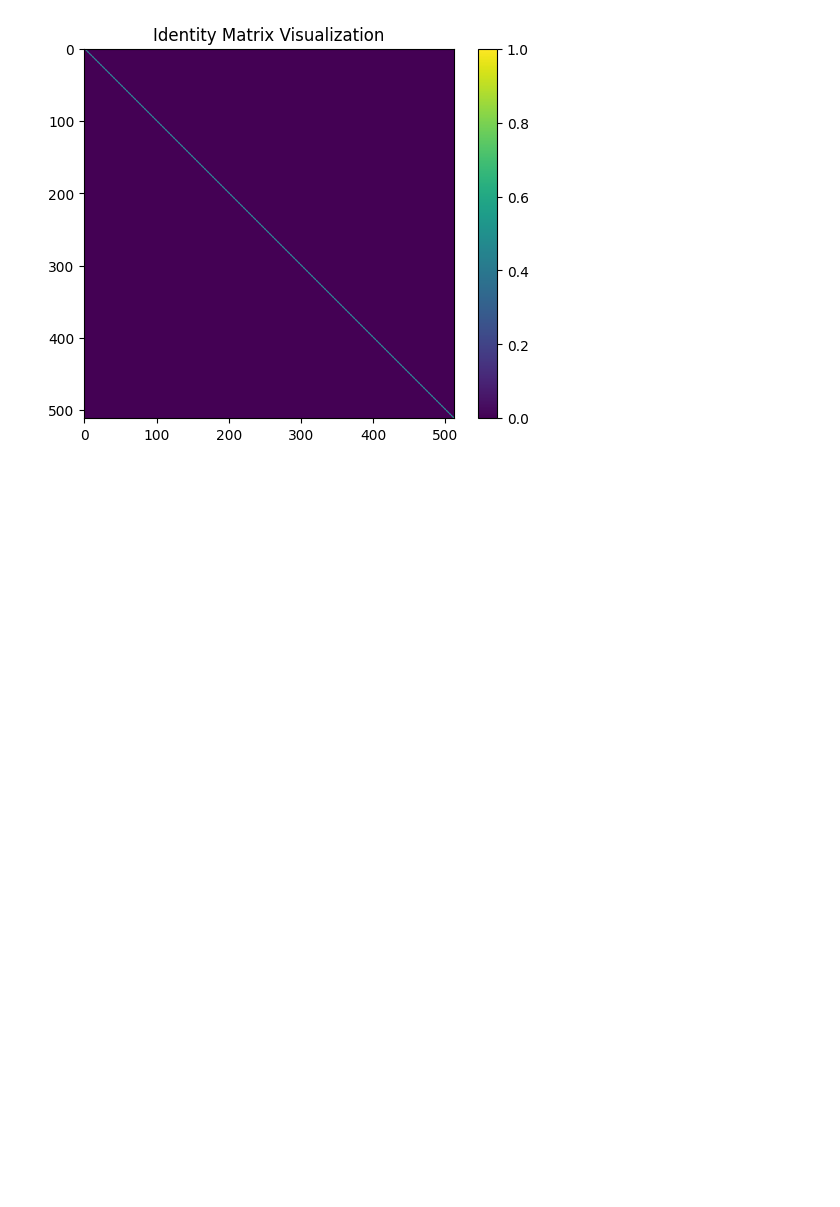
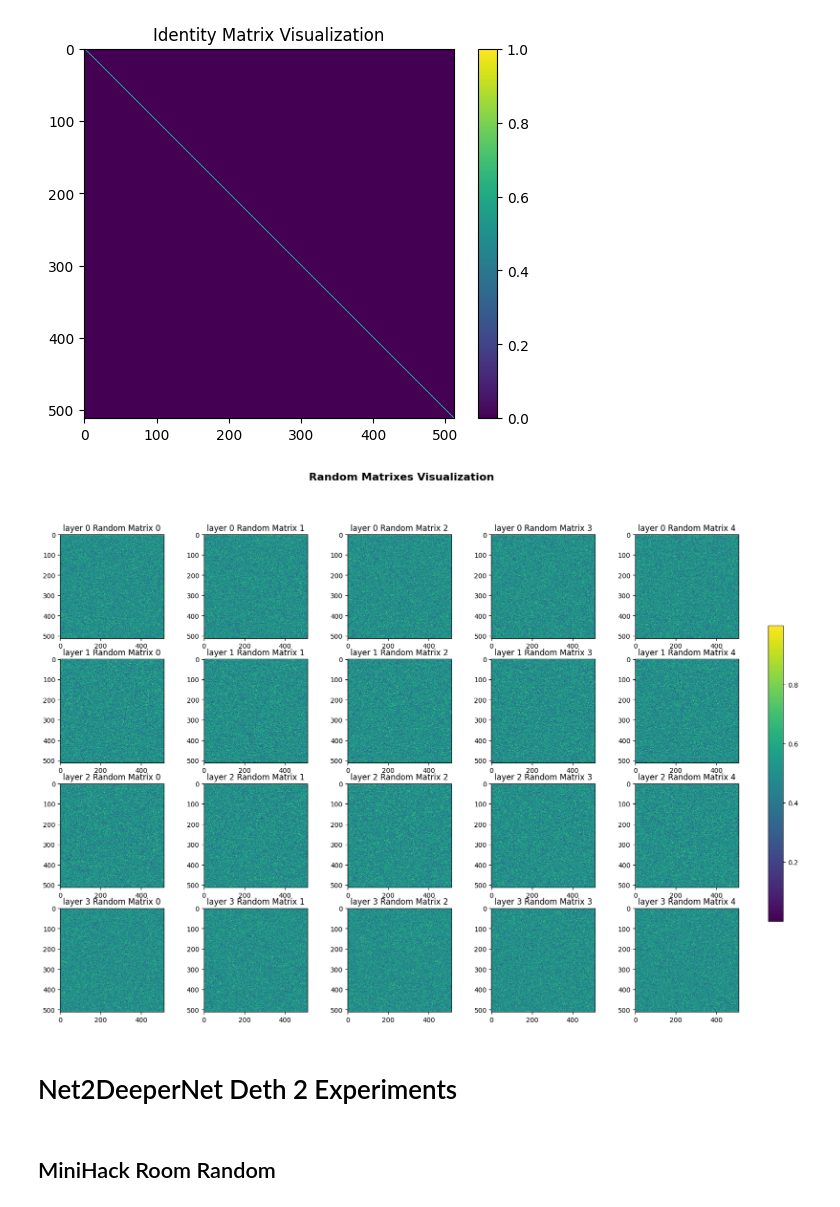
Before and after one commit to automl/GrowNN, a Jupyter notebook: visualize.ipynb, the cells around one changed output. Saved outputs shown, nothing was run; the diff lists cells and outputs as text; code cells hidden in the pictures; blank space fills up the shorter version.

```diff
--- a/visualize.ipynb
+++ b/visualize.ipynb
@@ -26,3 +30,22 @@ plt.title('Identity Matrix Visualization')
 plt.show()
 # %% [output]
 [figure]
+# %%
+# Function to Plot 5 Matrixes provided as input
+def plot_matrixes(figure_title:str, layers:Dict[str, Dict[str, np.ndarray]], figsize=(20, 13)):
+    fig, axs = plt.subplots(len(layers), 5, figsize=figsize)
+    for j, (layer, matrix) in enumerate(layers.items()):
+        for i, (title, matrix) in enumerate(matrix.items()):
+            im = axs[j][i].imshow(matrix, cmap='viridis')
+            axs[j][i].set_title(layer + ' ' + title)
+
+    fig.colorbar(im, ax=axs, orientation='vertical', fraction=0.02, pad=0.04)
+    fig.suptitle(figure_title, fontsize=16, fontweight='bold')
+    return fig
+# %%
+# Create random matrixes
+random_matrixes = {f"layer {j}":{f'Random Matrix {i}': np.random.rand(512, 512) for i in range(5)} for j in range (4)}
+figure_title = 'Random Matrixes Visualization'
+figure = plot_matrixes(figure_title, random_matrixes)
+# %% [output]
+[figure, added]
@@ -29 +58,5 @@ plt.show()
+# %% [markdown]
+# Net2DeeperNet Deth 2 Experiments
+# %% [markdown]
+## MiniHack Room Random
 # %%
```
Also changed, not shown: parts of 14 cells of this notebook.
